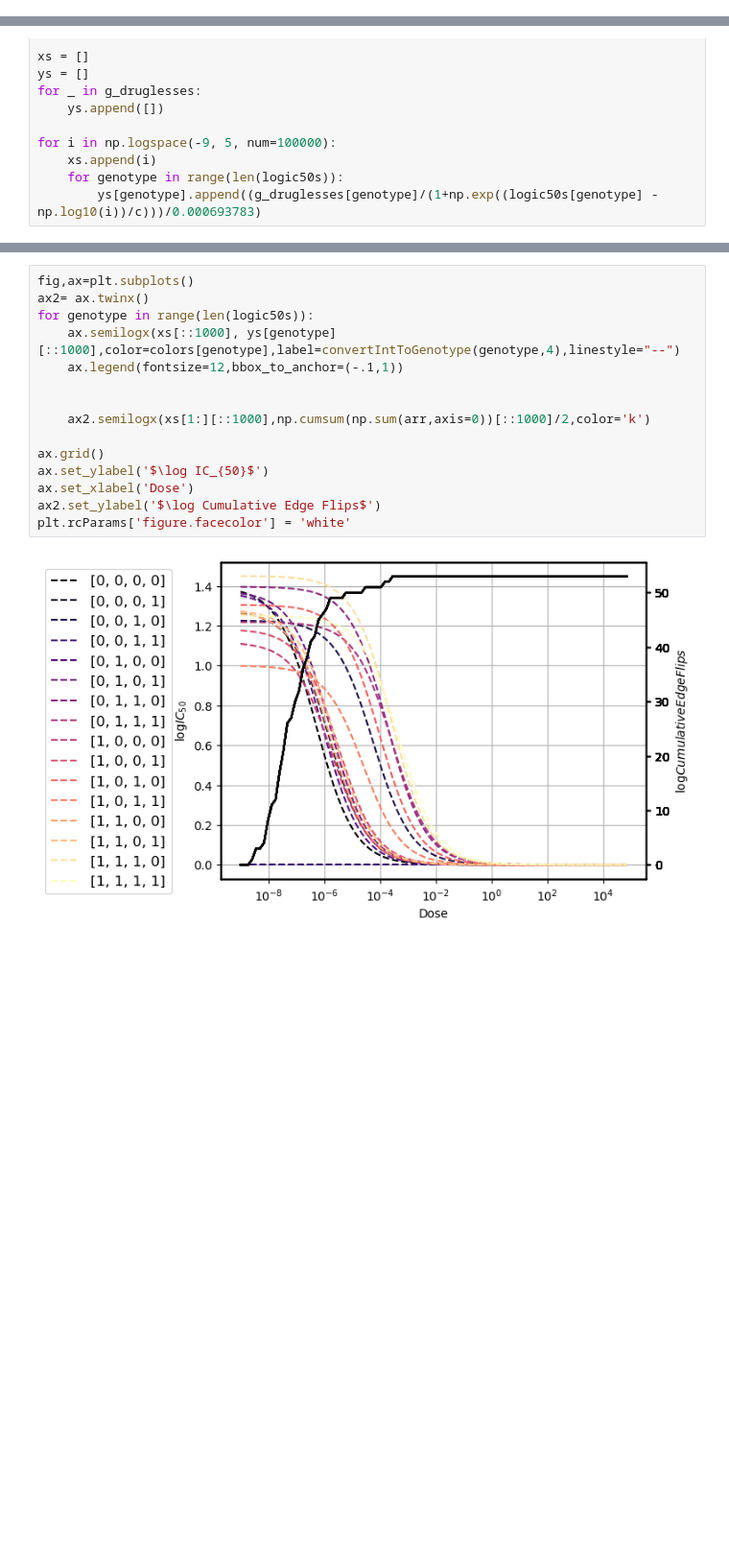
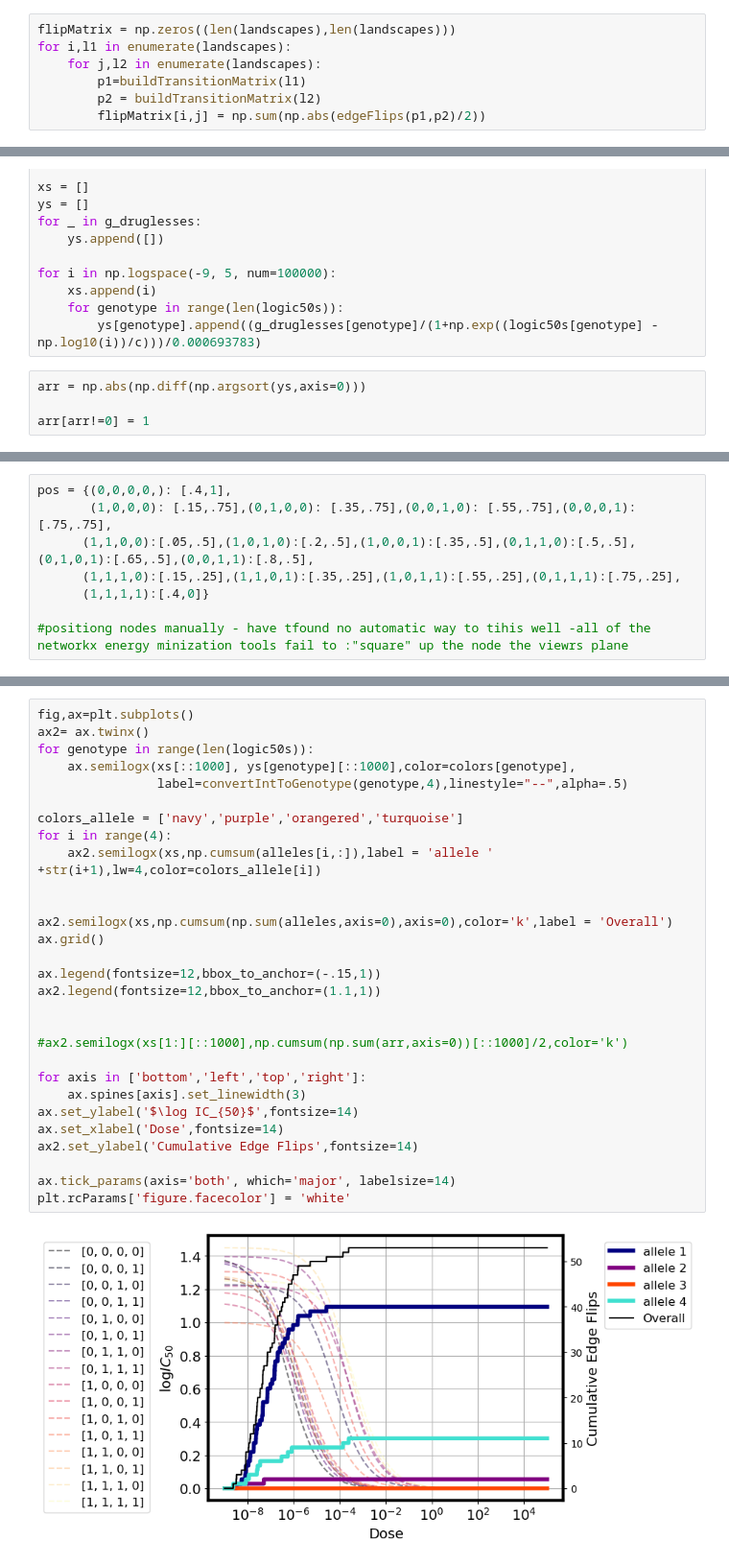
Before and after one commit to nkrishnan94/edgeflips, a Jupyter notebook: edgeflips.ipynb, the cells around one changed output, grey strips where cells are left out. Shown at 96% size. Cells and saved outputs as stored; diff of their text form; blank space fills up the shorter version.

```diff
--- a/edgeflips.ipynb
+++ b/edgeflips.ipynb
@@ -117,3 +112,10 @@ ax.text(r'$0 & 0 & 0 & 0\\
+# %%
+flipMatrix = np.zeros((len(landscapes),len(landscapes)))
+for i,l1 in enumerate(landscapes):
+    for j,l2 in enumerate(landscapes):
+        p1=buildTransitionMatrix(l1)
+        p2 = buildTransitionMatrix(l2)
+        flipMatrix[i,j] = np.sum(np.abs(edgeFlips(p1,p2)/2))
 # %%
 fig,ax=plt.subplots(figsize=(12,9))
 df = pd.DataFrame(data=flipMatrix,columns = names,index=names)
@@ -692,5 +694,9 @@ for i in np.logspace(-9, 5, num=100000):
     xs.append(i)
     for genotype in range(len(logic50s)):
         ys[genotype].append((g_druglesses[genotype]/(1+np.exp((logic50s[genotype] - np.log10(i))/c)))/0.000693783)
+# %%
+arr = np.abs(np.diff(np.argsort(ys,axis=0)))
+
+arr[arr!=0] = 1
 # %%
 fig,ax=plt.subplots()
@@ -716,0 +763,8 @@ plt.rcParams['figure.facecolor'] = 'white'
+# %%
+pos = {(0,0,0,0,): [.4,1],
+       (1,0,0,0): [.15,.75],(0,1,0,0): [.35,.75],(0,0,1,0): [.55,.75],(0,0,0,1): [.75,.75],
+      (1,1,0,0):[.05,.5],(1,0,1,0):[.2,.5],(1,0,0,1):[.35,.5],(0,1,1,0):[.5,.5],(0,1,0,1):[.65,.5],(0,0,1,1):[.8,.5],
+      (1,1,1,0):[.15,.25],(1,1,0,1):[.35,.25],(1,0,1,1):[.55,.25],(0,1,1,1):[.75,.25],
+      (1,1,1,1):[.4,0]}
+
+#positiong nodes manually - have tfound no automatic way to tihis well -all of the networkx energy minization tools fail to :"square" up the node the viewrs plane
@@ -717,17 +853,31 @@ plt.rcParams['figure.facecolor'] = 'white'
 # %%
 fig,ax=plt.subplots()
 ax2= ax.twinx()
 for genotype in range(len(logic50s)):
-    ax.semilogx(xs[::1000], ys[genotype][::1000],color=colors[genotype],label=convertIntToGenotype(genotype,4),linestyle="--")
-    ax.legend(fontsize=12,bbox_to_anchor=(-.1,1))
+    ax.semilogx(xs[::1000], ys[genotype][::1000],color=colors[genotype],
+                label=convertIntToGenotype(genotype,4),linestyle="--",alpha=.5)
+
+colors_allele = ['navy','purple','orangered','turquoise']
+for i in range(4):
+    ax2.semilogx(xs,np.cumsum(alleles[i,:]),label = 'allele ' +str(i+1),lw=4,color=colors_allele[i])
 
 
-    ax2.semilogx(xs[1:][::1000],np.cumsum(np.sum(arr,axis=0))[::1000]/2,color='k')
+ax2.semilogx(xs,np.cumsum(np.sum(alleles,axis=0),axis=0),color='k',label = 'Overall')
+ax.grid()
 
-ax.grid()
-ax.set_ylabel('$\log IC_{50}$')
-ax.set_xlabel('Dose')
-ax2.set_ylabel('$\log Cumulative Edge Flips$')
+ax.legend(fontsize=12,bbox_to_anchor=(-.15,1))
+ax2.legend(fontsize=12,bbox_to_anchor=(1.1,1))
+
+
+#ax2.semilogx(xs[1:][::1000],np.cumsum(np.sum(arr,axis=0))[::1000]/2,color='k')
+
+for axis in ['bottom','left','top','right']:
+    ax.spines[axis].set_linewidth(3)
+ax.set_ylabel('$\log IC_{50}$',fontsize=14)
+ax.set_xlabel('Dose',fontsize=14)
+ax2.set_ylabel('Cumulative Edge Flips',fontsize=14)
+
+ax.tick_params(axis='both', which='major', labelsize=14)
 plt.rcParams['figure.facecolor'] = 'white'
 # %% [output]
-[figure, old version]
+[figure, new version]
```
Also changed, not shown: parts of 12 cells of this notebook, 2 other files.
